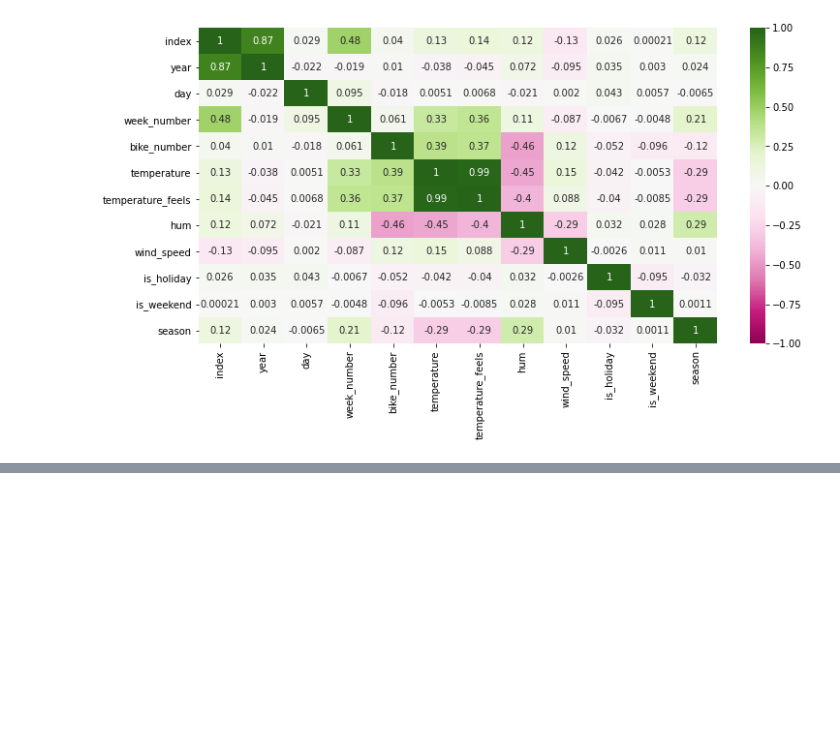
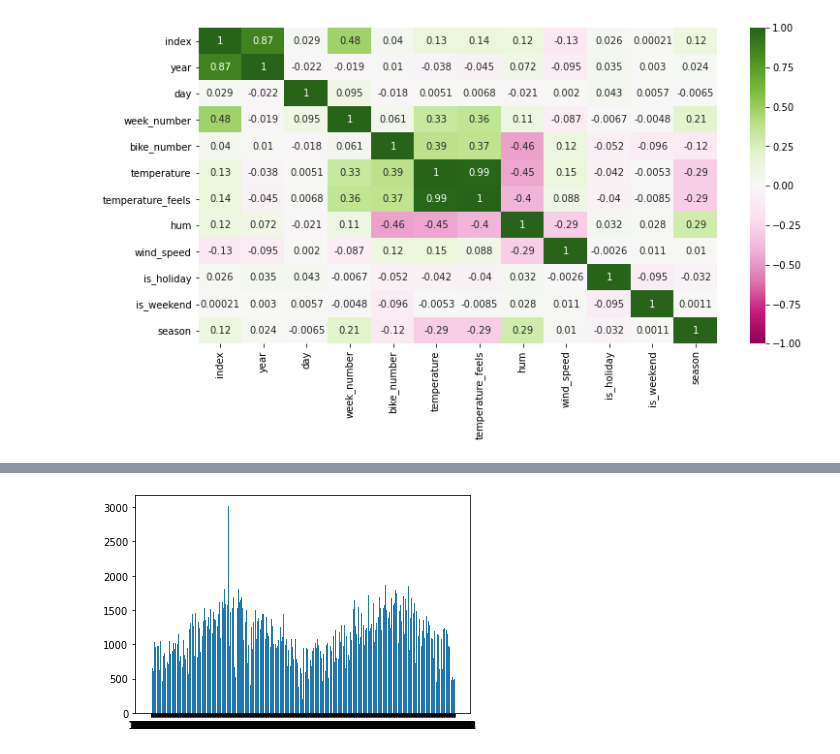
Before and after one commit to isra-st/London_Bike_Sharing, a Jupyter notebook: Visualizations_Draft_Isra.ipynb, the cells around one changed output, grey strips where cells are left out. Cells and saved outputs as stored; diff of their text form; code cells hidden in the pictures; blank space fills up the shorter version.

```diff
--- a/Visualizations_Draft_Isra.ipynb
+++ b/Visualizations_Draft_Isra.ipynb
@@ -91,0 +74,6 @@ IndexError: Inconsistent shape between the condition and the input (got (17414,
+# %%
+z = df.groupby('date').bike_number.agg('mean')
+# %%
+week_plot = plt.bar(z.index, z.values)
+# %% [output]
+[figure, added]
```
Also changed, not shown: parts of 21 cells of this notebook, 2 other files.
